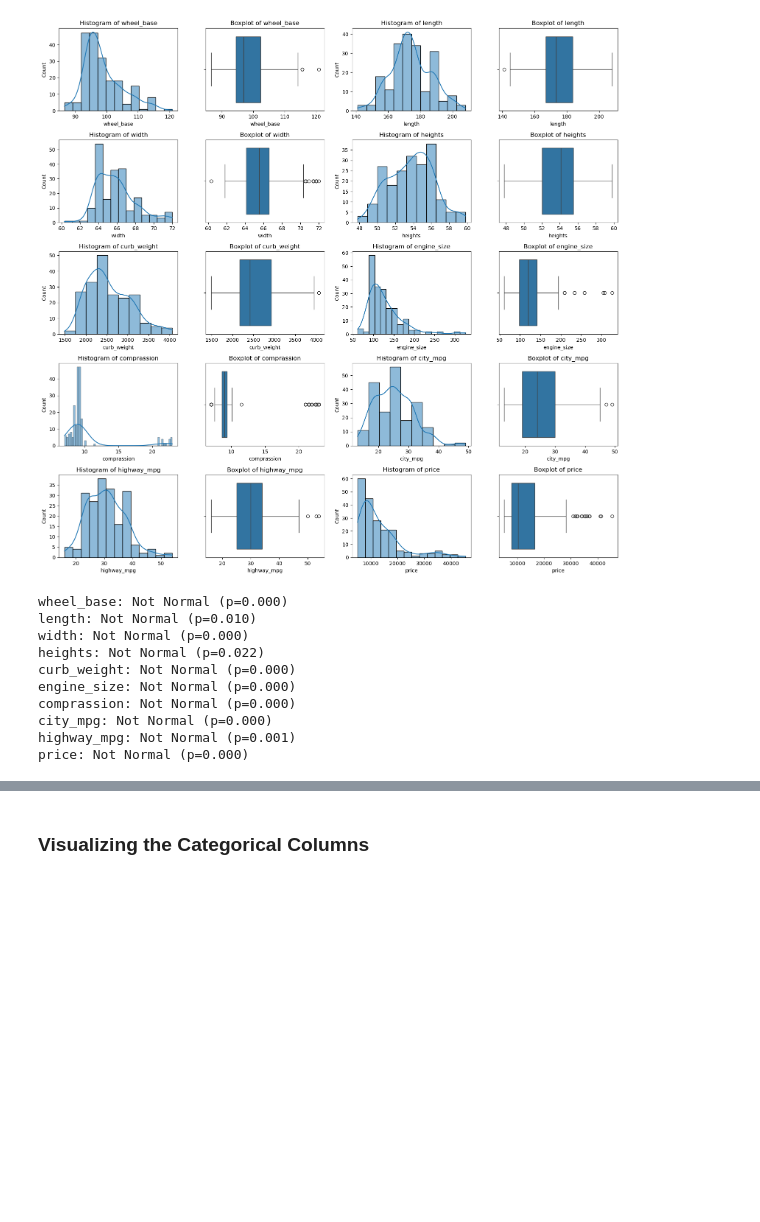
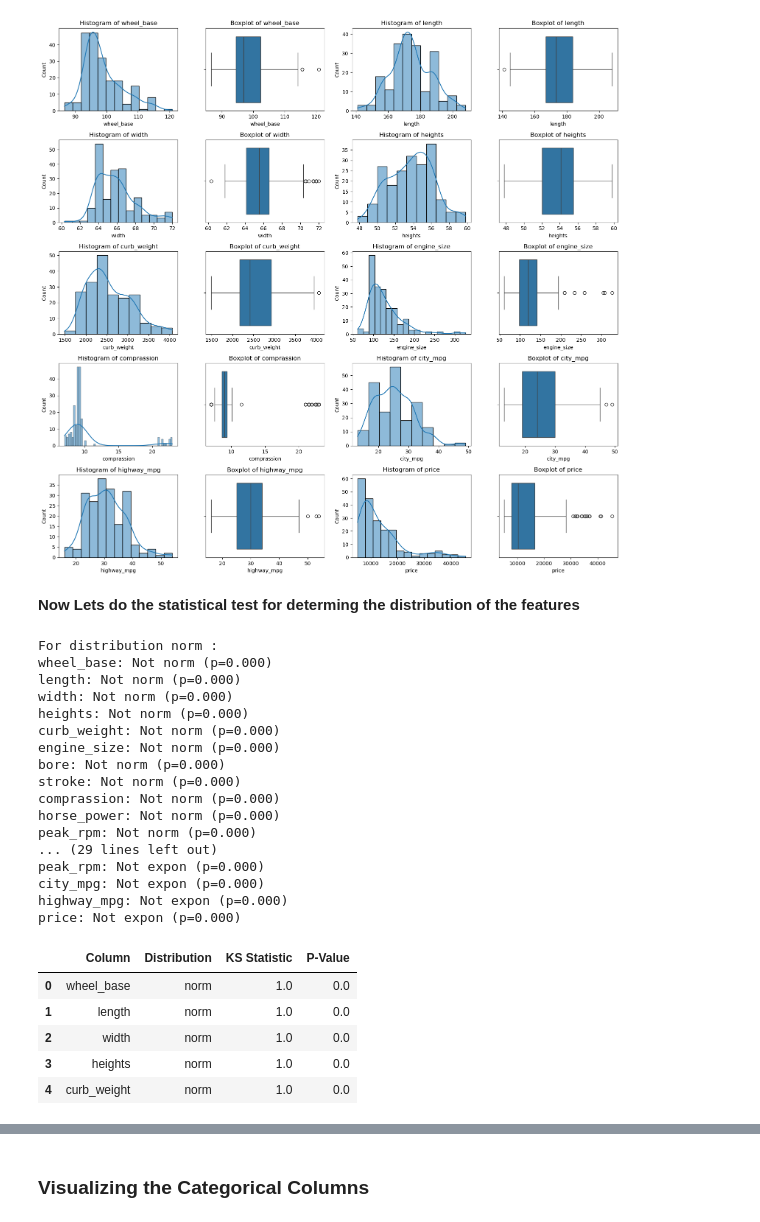
Before and after one commit to arunrimal/PerpectivesOnDataScience, a Jupyter notebook: LargeHW/Classification HW/N264S646_CS746_HW5_Classification.ipynb, the cells around one changed output, grey strips where cells are left out. Drawn from its saved outputs; the diff is of its cells as text; code cells hidden in the pictures; blank space fills up the shorter version.

```diff
--- a/LargeHW/Classification HW/N264S646_CS746_HW5_Classification.ipynb
+++ b/LargeHW/Classification HW/N264S646_CS746_HW5_Classification.ipynb
@@ -240,27 +240,69 @@ plt.tight_layout()
 plt.show()
 # %% [output]
 [figure]
+# %% [markdown]
+**Now Lets do the statistical test for determing the distribution of the features**
 # %%
-from scipy.stats import shapiro, normaltest
+from scipy import stats
 
 # Example function to identify nature of distribution
-def analyze_distribution(data, col):
-    stat, p = shapiro(data[col])  # Shapiro-Wilk test
-    if p > 0.05:
-        return f"{col}: Likely Normal Distribution (p={p:.3f})"
+distributionList = ['norm', 'uniform', 'expon']
+def analyze_distribution(data, col, ele):
+    ks_statistic, p_value = stats.kstest(data[col], ele)
+    if p_value > 0.05:
+        return f"{col}: Likely {ele} Distribution (p={p_value:.3f})"
     else:
-        return f"{col}: Not Normal (p={p:.3f})"
-
-for col in df.select_dtypes(include='number').columns:
-    print(analyze_distribution(df, col))
+        return f"{col}: Not {ele} (p={p_value:.3f})"
+for ele in distributionList:
+    print(f"For distribution {ele} :")
+    for col in df.select_dtypes(include='number').columns:
+        print(analyze_distribution(df, col, ele))
 # %% [output]
-wheel_base: Not Normal (p=0.000)
-length: Not Normal (p=0.010)
-width: Not Normal (p=0.000)
-heights: Not Normal (p=0.022)
-curb_weight: Not Normal (p=0.000)
-engine_size: Not Normal (p=0.000)
-comprassion: Not Normal (p=0.000)
-city_mpg: Not Normal (p=0.000)
-highway_mpg: Not Normal (p=0.001)
-price: Not Normal (p=0.000)
+For distribution norm :
+wheel_base: Not norm (p=0.000)
+length: Not norm (p=0.000)
+width: Not norm (p=0.000)
+heights: Not norm (p=0.000)
+curb_weight: Not norm (p=0.000)
+engine_size: Not norm (p=0.000)
+bore: Not norm (p=0.000)
+stroke: Not norm (p=0.000)
+comprassion: Not norm (p=0.000)
+horse_power: Not norm (p=0.000)
+peak_rpm: Not norm (p=0.000)
+... (29 lines left out)
+peak_rpm: Not expon (p=0.000)
+city_mpg: Not expon (p=0.000)
+highway_mpg: Not expon (p=0.000)
+price: Not expon (p=0.000)
+# %%
+import pandas as pd
+from scipy import stats
+
+# Example distributions
+distribution_list = ['norm', 'uniform', 'expon']
+
+# Function to analyze distribution
+def analyze_distribution(data, col, dist):
+    ks_statistic, p_value = stats.kstest(data[col], dist)
+    return {"Column": col, "Distribution": dist, "KS Statistic": ks_statistic, "P-Value": p_value}
+
+# Collect results
+results = []
+for dist in distribution_list:
+    for col in df.select_dtypes(include='number').columns:
+        results.append(analyze_distribution(df, col, dist))
+
+# Convert results into a DataFrame
+results_df = pd.DataFrame(results)
+
+# Display the results sorted by P-Value for easier interpretation
+# print(results_df.sort_values(by="P-Value", ascending=False))
+results_df.head(5)
+# %% [output]
+|  | Column | Distribution | KS Statistic | P-Value |
+| 0 | wheel_base | norm | 1.0 | 0.0 |
+| 1 | length | norm | 1.0 | 0.0 |
+| 2 | width | norm | 1.0 | 0.0 |
+| 3 | heights | norm | 1.0 | 0.0 |
+| 4 | curb_weight | norm | 1.0 | 0.0 |
```
Also changed, not shown: parts of 7 cells of this notebook.
